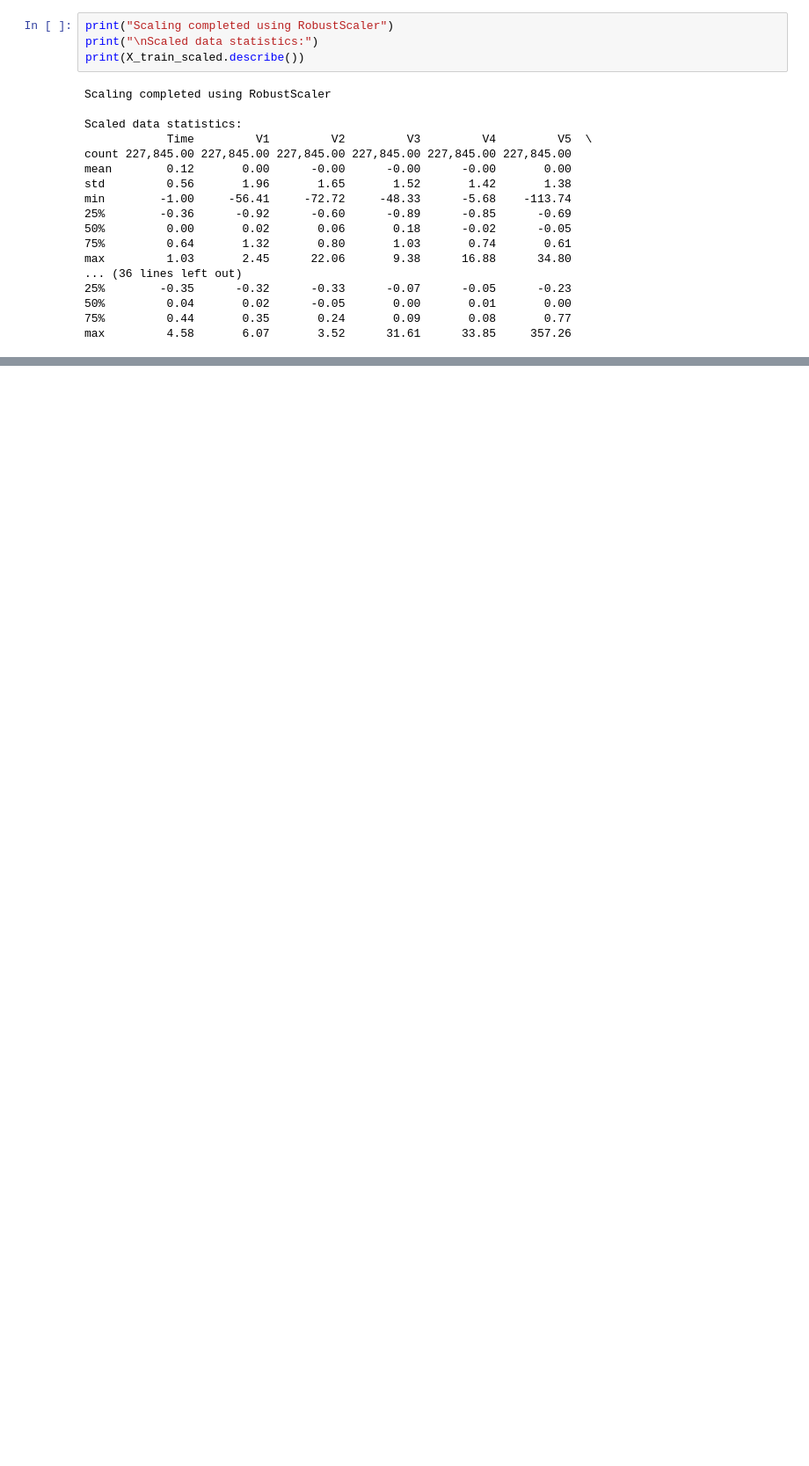
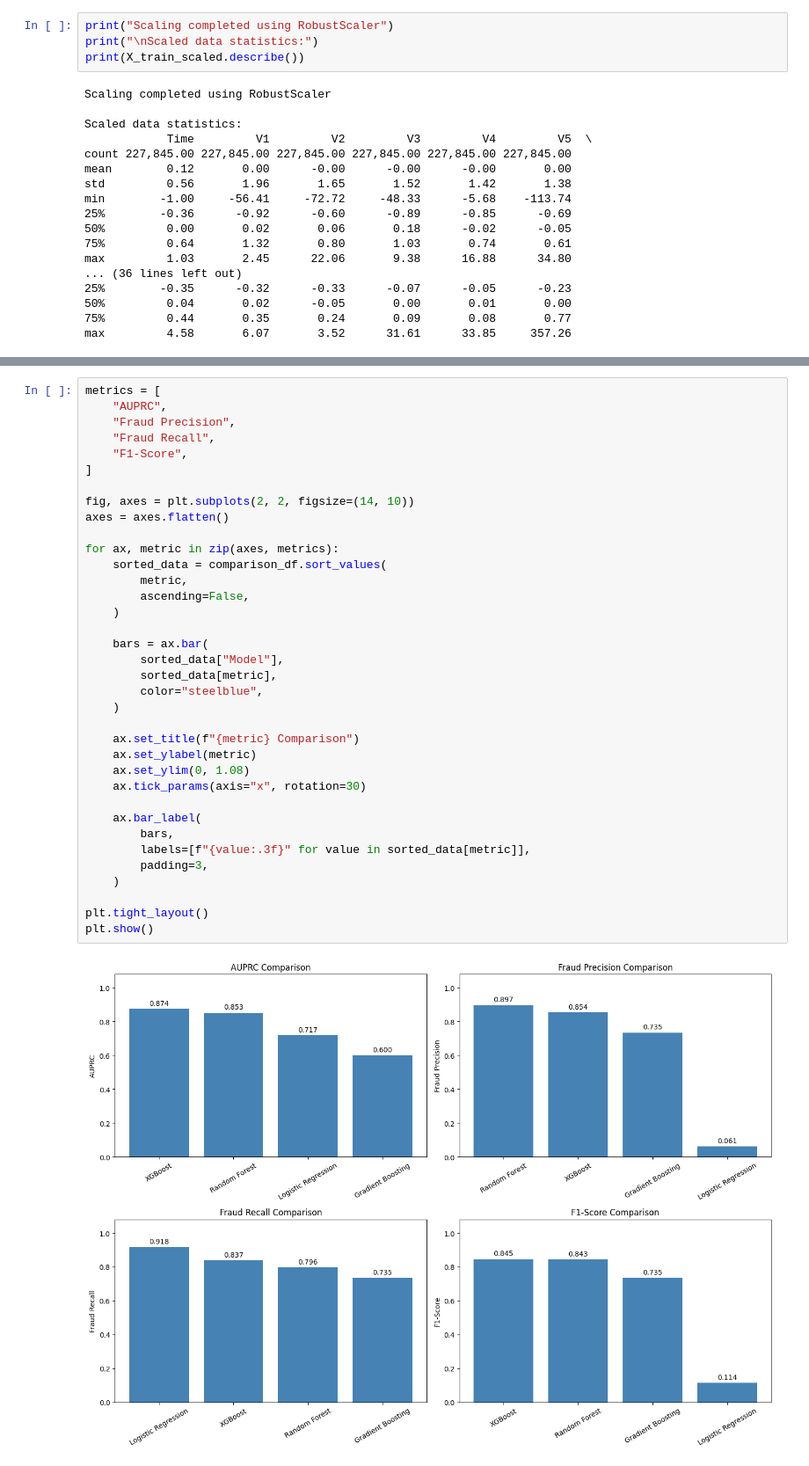
Before and after one commit to thejjeanjjorge/ml-cc-fraud-detection, a Jupyter notebook: fraud-detection/eda.ipynb, the cells around one changed output, grey strips where cells are left out. Shown at 88% size. Cells and saved outputs as stored; diff of their text form; blank space fills up the shorter version.

Commit message:
Modeling

```diff
--- a/fraud-detection/eda.ipynb
+++ b/fraud-detection/eda.ipynb
@@ -182,0 +360,38 @@ max         4.58       6.07       3.52      31.61      33.85     357.26
+# %%
+metrics = [
+    "AUPRC",
+    "Fraud Precision",
+    "Fraud Recall",
+    "F1-Score",
+]
+
+fig, axes = plt.subplots(2, 2, figsize=(14, 10))
+axes = axes.flatten()
+
+for ax, metric in zip(axes, metrics):
+    sorted_data = comparison_df.sort_values(
+        metric,
+        ascending=False,
+    )
+
+    bars = ax.bar(
+        sorted_data["Model"],
+        sorted_data[metric],
+        color="steelblue",
+    )
+
+    ax.set_title(f"{metric} Comparison")
+    ax.set_ylabel(metric)
+    ax.set_ylim(0, 1.08)
+    ax.tick_params(axis="x", rotation=30)
+
+    ax.bar_label(
+        bars,
+        labels=[f"{value:.3f}" for value in sorted_data[metric]],
+        padding=3,
+    )
+
+plt.tight_layout()
+plt.show()
+# %% [output]
+[figure, added]
```
Also changed, not shown: parts of 13 cells of this notebook.
